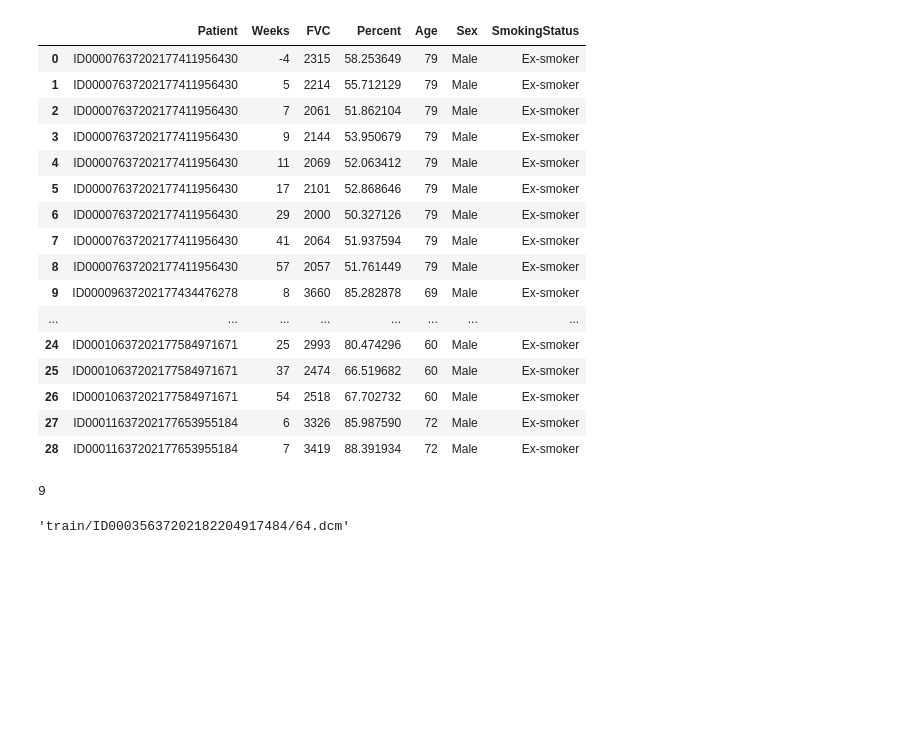
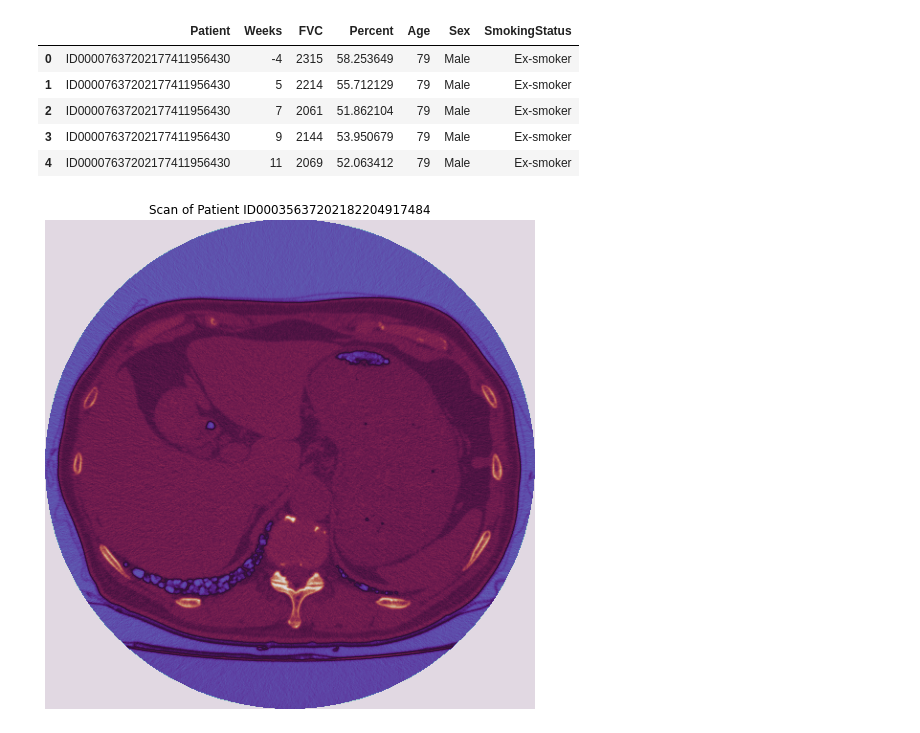
Before and after one commit to tkrsh/LungFunctionDecline, a Jupyter notebook: EDA.ipynb, the cells around one changed output. Cells and saved outputs as stored; diff of their text form; code cells hidden in the pictures; blank space fills up the shorter version.

Commit message:
eda :ct scan plot

```diff
--- a/EDA.ipynb
+++ b/EDA.ipynb
@@ -15,28 +9,13 @@ os.listdir()
 # %%
 df=pd.read_csv("train.csv")
 # %%
-df.head(29)
+df.head()
 # %% [output]
 |  | Patient | Weeks | FVC | Percent | Age | Sex | SmokingStatus |
 | 0 | ID00007637202177411956430 | -4 | 2315 | 58.253649 | 79 | Male | Ex-smoker |
 | 1 | ID00007637202177411956430 | 5 | 2214 | 55.712129 | 79 | Male | Ex-smoker |
 | 2 | ID00007637202177411956430 | 7 | 2061 | 51.862104 | 79 | Male | Ex-smoker |
 | 3 | ID00007637202177411956430 | 9 | 2144 | 53.950679 | 79 | Male | Ex-smoker |
 | 4 | ID00007637202177411956430 | 11 | 2069 | 52.063412 | 79 | Male | Ex-smoker |
-| 5 | ID00007637202177411956430 | 17 | 2101 | 52.868646 | 79 | Male | Ex-smoker |
-| 6 | ID00007637202177411956430 | 29 | 2000 | 50.327126 | 79 | Male | Ex-smoker |
-| 7 | ID00007637202177411956430 | 41 | 2064 | 51.937594 | 79 | Male | Ex-smoker |
-| 8 | ID00007637202177411956430 | 57 | 2057 | 51.761449 | 79 | Male | Ex-smoker |
-| 9 | ID00009637202177434476278 | 8 | 3660 | 85.282878 | 69 | Male | Ex-smoker |
-| ... | ... | ... | ... | ... | ... | ... | ... |
-| 24 | ID00010637202177584971671 | 25 | 2993 | 80.474296 | 60 | Male | Ex-smoker |
-| 25 | ID00010637202177584971671 | 37 | 2474 | 66.519682 | 60 | Male | Ex-smoker |
-| 26 | ID00010637202177584971671 | 54 | 2518 | 67.702732 | 60 | Male | Ex-smoker |
-| 27 | ID00011637202177653955184 | 6 | 3326 | 85.987590 | 72 | Male | Ex-smoker |
-| 28 | ID00011637202177653955184 | 7 | 3419 | 88.391934 | 72 | Male | Ex-smoker |
 # %%
 number_of_patients=len(df.Patient.unique())
-# %%
-round(len(df)/len(df.Patient.unique()))
-# %% [output]
-9
@@ -48,7 +25,3 @@ from os.path import join,getsize
 for path,dirname,fname in os.walk(top="train",topdown=True):
     for filename in fname:
         image_paths.append(os.path.join(path,filename))
-# %%
-image_paths[0]
-# %% [output]
-'train/ID00035637202182204917484/64.dcm'
@@ -90,0 +64,4 @@ plt.imshow(z,cmap='twilight_shifted',alpha=1)
+# %%
+show_scan(image_paths[0])
+# %% [output]
+[figure, added]
```
Also changed, not shown: parts of 8 cells of this notebook.
